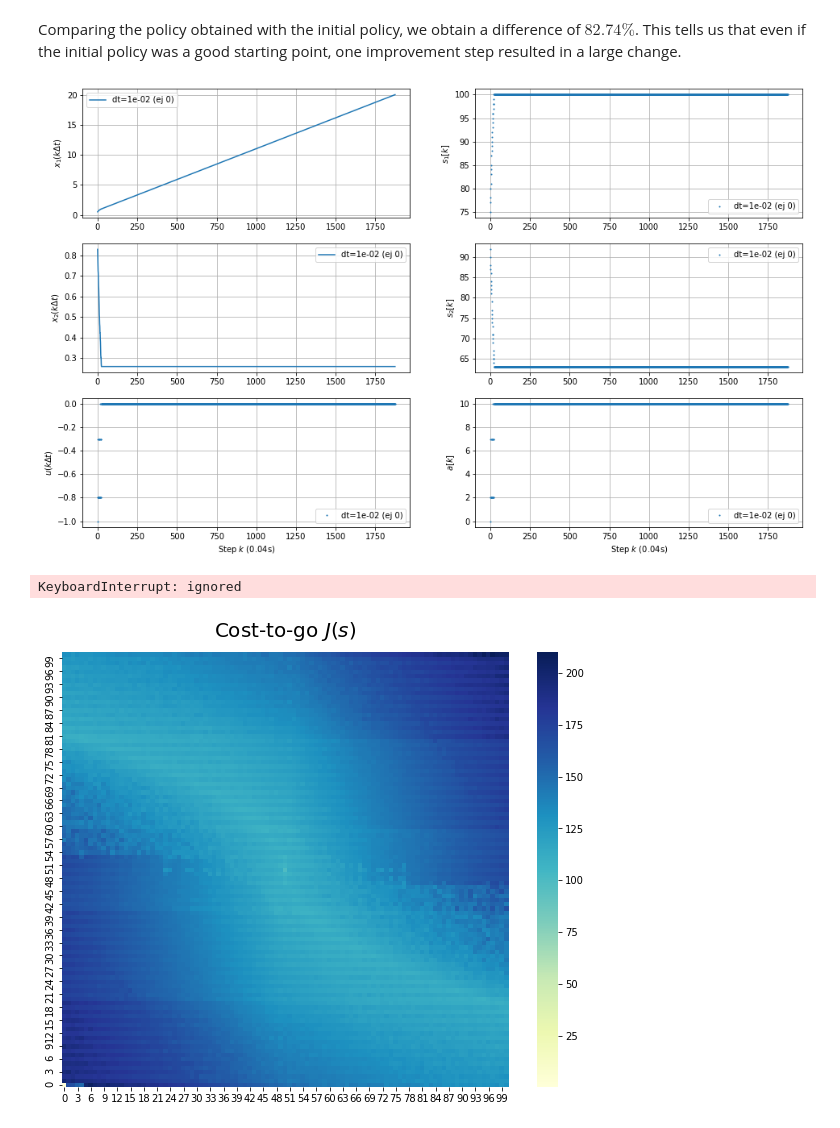
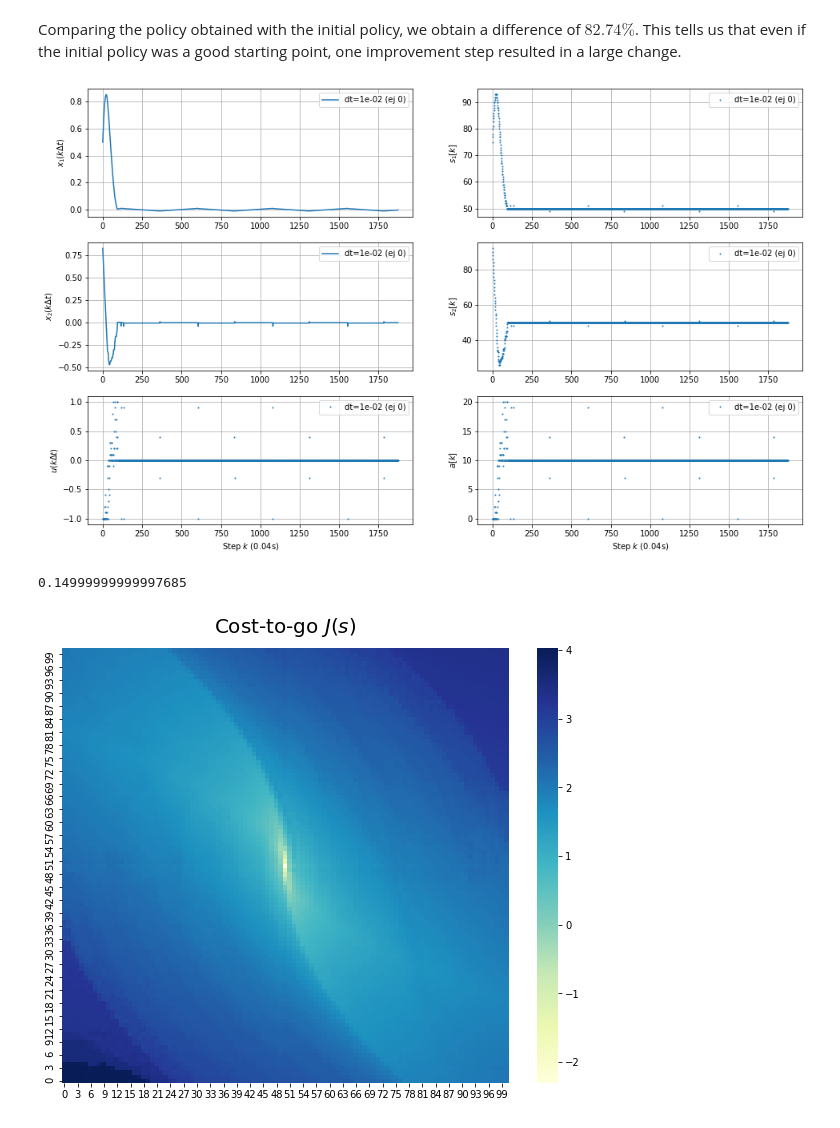
Before and after one commit to tarod13/OptimalControl, a Jupyter notebook: OptimalControl_DP_project.ipynb, the cells around one changed output. Drawn from its saved outputs; the diff is of its cells as text; code cells hidden in the pictures.

```diff
--- a/OptimalControl_DP_project.ipynb
+++ b/OptimalControl_DP_project.ipynb
@@ -364,9 +378,8 @@ We can see that in all the cases the initial policy is successful in changing th
 # %%
 J_table = init_J_table_empty()
 J_test = []
-for i in range(0, x0.shape[0]):
-  trajectory = (x[:,i,:], s[:,i,:], np.squeeze(a[:,i,:], 1),
-                np.squeeze(u[:,i,:], 1))
+for k in range(0, x0.shape[0]):
+  trajectory = (x[:,k,:], s[:,k,:], a[:,k,:], u[:,k,:])
   J_test.append(calculate_J_trajectory(trajectory, J_table, w_fuel=5.0, dt=0.04))
 print("Cost-to-go J: ", J_test)
 # %% [output]
@@ -380,17 +393,6 @@ In addition, we estimated the cost for the 3 different trajectories. We can see
 We will
 # %%
 J_table, N_table = init_J_table(dt_sim=0.01, dt=0.04)[:2]
-# %%
-J_augmented = np.zeros((103,103))
-J_augmented[1:-1,1:-1] = J_table.copy()
-J_augmented[0,:] = J_augmented[1,:]
-J_augmented[:,0] = J_augmented[:,1]
-J_augmented[-1,:] = J_augmented[-2,:]
-J_augmented[:,-1] = J_augmented[:,-2]
-for i in range(0,J_table.shape[0]):
-  for j in range(0,J_table.shape[1]):
-    if np.absolute(J_table[i,j]) <= 1e-6:
-      J_table[i,j] = J_augmented[i:i+3,j:j+3].mean()
 # %%
 Q_table, NSA_table = init_Q_table(J_table)
 # %%
@@ -446,32 +448,36 @@ ode_args = {'A': A.copy(), 'B': B.copy()}
 fig, ax = plt.subplots(3,2, figsize=(16,10))
 dt = 0.04
 dt_sim = 0.01
 t = np.arange(0.0,75.0,dt_sim)
 t_k = np.arange(0.0,75.0+dt,dt)
 x, s, a, u = simulate_trajectory_DormandPrince(system_ode,t,t_k,x0,ode_args,
-                                                policy_type='given_policy', policy=policy)
+                                                policy_type='given_policy', policy=policy1)
 k = np.arange(0,len(x))
 for i in range(0, 1):
   label_ = "dt=%.0e"%dt_sim+" (ej "+str(i)+")"
   ax[0,0].plot(k, x[:,i,0], '-', ms=1, label=label_)
   ax[1,0].plot(k, x[:,i,1], '-', ms=1, label=label_)
   ax[2,0].plot(k, u[:,i,0], 'o', ms=1, label=label_)
   ax[0,1].plot(k, s[:,i,0], 'o', ms=1, label=label_)
   ax[1,1].plot(k, s[:,i,1], 'o', ms=1, label=label_)
   ax[2,1].plot(k, a[:,i,0], 'o', ms=1, label=label_)
 ax[2,0].set_xlabel('Step $k$ (0.04s)')
 ax[2,1].set_xlabel('Step $k$ (0.04s)')
 ax[0,0].set_ylabel('$x_1(k\Delta t)$')
 ax[0,1].set_ylabel('$s_1[k]$')
 ax[1,0].set_ylabel('$x_2(k\Delta t)$')
 ax[1,1].set_ylabel('$s_2[k]$')
 ax[2,0].set_ylabel('$u(k\Delta t)$')
 ax[2,1].set_ylabel('$a[k]$')
 for i in range(0,3):
   for j in range(0,2):
     ax[i,j].grid()
     ax[i,j].legend(fontsize=10)
 plt.show()
 plt.close()
 # %% [output]
-[figure, old version]
+[figure, new version]
+# %%
+x[-1,0,1]*75
+# %% [output]
+0.14999999999997685
@@ -478,18 +486,16 @@ plt.close()
 # %%
-J_table1, Q_table1 = J_table.copy(), Q_table.copy()
-for i in range(0,2):
-  J_table1, Q_table1 = update_tables(J_table1, Q_table1, n_points=40000, alpha=1e-2)
+for i in range(0,2): #6
+  J_table1, Q_table1 = update_tables(J_table1, Q_table1, n_iter=10, alpha=1e-2)
-# %% [output]
-KeyboardInterrupt: ignored
 # %%
 fig, ax = plt.subplots(1,1, figsize=(10,8))
-sns_ax = sns.heatmap(J_table1.T, ax=ax, cmap='YlGnBu')
+sns_ax = sns.heatmap(np.log(J_table1.T-J_table1.min()+1e-1), ax=ax, cmap='YlGnBu')
+# sns_ax = sns.heatmap(J_table1.T, ax=ax, cmap='YlGnBu')
 sns_ax.invert_yaxis()
 plt.title('Cost-to-go $J(s)$', fontsize=20, pad=15)
 plt.show()
 plt.close()
 # %% [output]
-[figure, old version]
+[figure, new version]
 # %%
 policy1 = Q_table1.argmin(axis=2)
 fig, ax = plt.subplots(1,1, figsize=(10,8))
```
Also changed, not shown: parts of 10 cells of this notebook.
